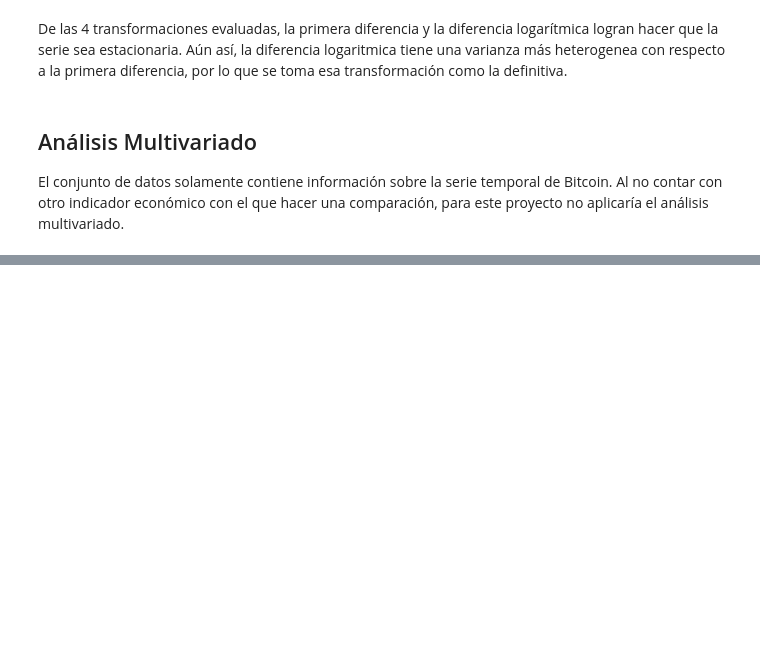
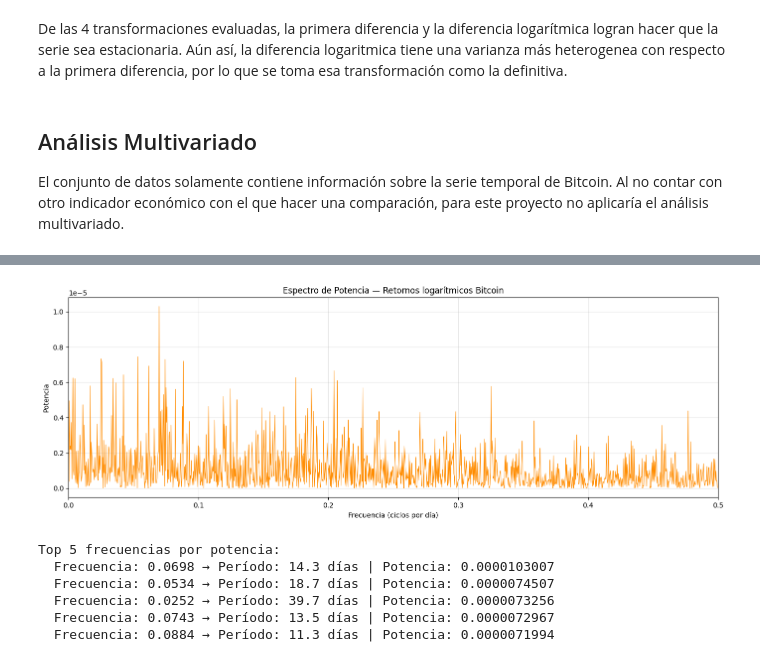
Before and after one commit to T1fff/Proyecto-Investigacion-Bitcoin, a Jupyter notebook: index.ipynb, the cells around one changed output, grey strips where cells are left out. Drawn from its saved outputs; the diff is of its cells as text; code cells hidden in the pictures; blank space fills up the shorter version.

```diff
--- a/index.ipynb
+++ b/index.ipynb
@@ -829,0 +870,29 @@ El conjunto de datos solamente contiene información sobre la serie temporal de
+# %%
+
+potencia = amplitudes ** 2
+
+plt.figure(figsize=(14, 5))
+plt.plot(xf, potencia, color='darkorange', linewidth=0.8)
+plt.title('Espectro de Potencia — Retornos logarítmicos Bitcoin')
+plt.xlabel('Frecuencia (ciclos por día)')
+plt.ylabel('Potencia')
+plt.grid(True, alpha=0.3)
+plt.xlim(0, 0.5)
+plt.tight_layout()
+plt.show()
+
+# Top 5 frecuencias por potencia
+top_pot = potencia.argsort()[::-1][:5]
+print("Top 5 frecuencias por potencia:")
+for i in top_pot:
+    if xf[i] > 0:
+        periodo = 1 / xf[i]
+        print(f"  Frecuencia: {xf[i]:.4f} → Período: {periodo:.1f} días | Potencia: {potencia[i]:.10f}")
+# %% [output]
+[figure, added]
+Top 5 frecuencias por potencia:
+  Frecuencia: 0.0698 → Período: 14.3 días | Potencia: 0.0000103007
+  Frecuencia: 0.0534 → Período: 18.7 días | Potencia: 0.0000074507
+  Frecuencia: 0.0252 → Período: 39.7 días | Potencia: 0.0000073256
+  Frecuencia: 0.0743 → Período: 13.5 días | Potencia: 0.0000072967
+  Frecuencia: 0.0884 → Período: 11.3 días | Potencia: 0.0000071994
```
Also changed, not shown: parts of 18 cells of this notebook.
